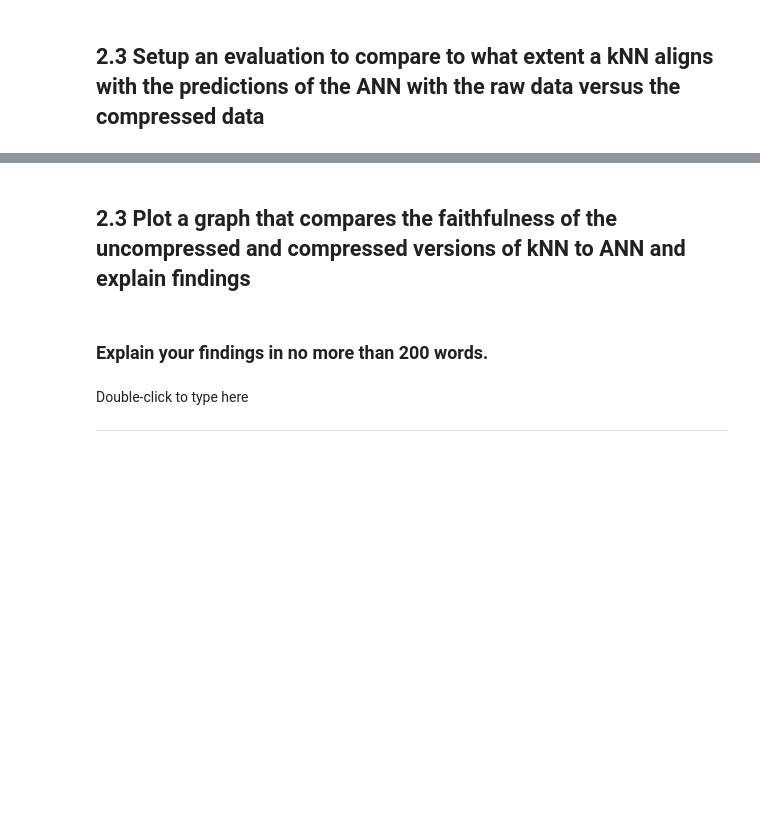
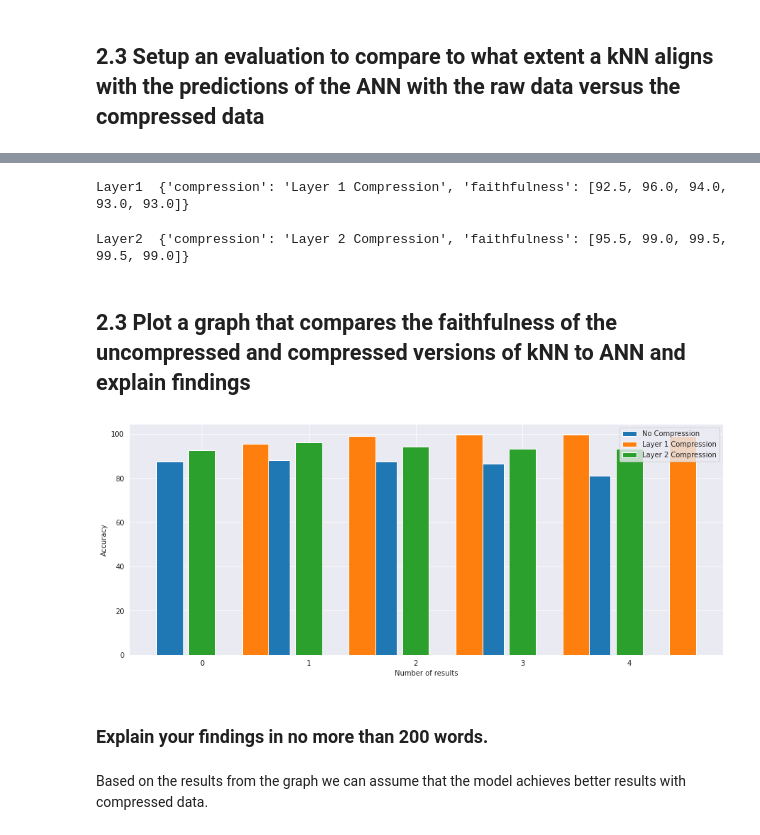
Before and after one commit to simonka0808/AdaptiveSolutionsCorrectCode, a Jupyter notebook: 2022_CM4107_CW_1_Template.ipynb, the cells around one changed output, grey strips where cells are left out. Drawn from its saved outputs; the diff is of its cells as text; code cells hidden in the pictures; blank space fills up the shorter version.

```diff
--- a/2022_CM4107_CW_1_Template.ipynb
+++ b/2022_CM4107_CW_1_Template.ipynb
@@ -741,8 +644,10 @@ for k in ks:
 
 
 
-print("kNN Faithfulness to ANN on test set is: ", knn_exp)
+print("Layer1 ", knn_exp)
 knn_list.append(knn_exp)
+# %% [output]
+Layer1  {'compression': 'Layer 1 Compression', 'faithfulness': [92.5, 96.0, 94.0, 93.0, 93.0]}
 # %%
 # faithfulness using layer 2 compression
 
@@ -754,31 +659,36 @@ for k in ks:
   knn.test(X_test_compressed_2[:test_size], y_test_knn[:test_size])
   knn_exp['faithfulness'].append(faithfulness(knn.results, ann_prediction(ann, X_test[:test_size], y_test[:test_size])))
 
-print("kNN Faithfulness to ANN on test set is: ", knn_exp)
+print("Layer2 ", knn_exp)
 knn_list.append(knn_exp)
+# %% [output]
+Layer2  {'compression': 'Layer 2 Compression', 'faithfulness': [95.5, 99.0, 99.5, 99.5, 99.0]}
 # %% [markdown]
 ## 2.3 Plot a graph that compares the faithfulness of the uncompressed and compressed versions of kNN to ANN and explain findings
 # %%
 N = len(ks) # this is the number of results we want to plot on the x-axis
 ind = np.arange(N) # x axis index
 # print(knn_list)
 
 plt.figure(figsize=(15,6))
+plt.xlabel("Number of results")
+plt.ylabel("Accuracy")
 width = 0.25 # width of the bar
 plt.bar(ind-0.3, knn_list[0]['faithfulness'], width, label=knn_list[0]['compression'])
 
 # TODO: add layer1 and 2 compressed results to the plot and format the graph
 plt.bar(ind + 0.5, knn_list[2]['faithfulness'], width, label=knn_list[2]['compression'])
 plt.bar(ind, knn_list[1]['faithfulness'], width, label=knn_list[1]['compression'])
-plt.legend(["Uncompressed","Layer 1 Compression", "Layer 2 Compression"])
+plt.legend(["No Compression","Layer 1 Compression", "Layer 2 Compression"])
+
 
 
 
 plt.show()
+# %% [output]
+[figure, added]
 # %% [markdown]
 ### Explain your findings in no more than 200 words.
-# %% [markdown]
-<!-- Your explanation will go here -->
-Double-click to type here
-
----
+# %% [markdown]
+<!-- Your explanation will go here -->
+Based on the results from the graph we can assume that the model achieves better results with compressed data.
```
Also changed, not shown: parts of 9 cells of this notebook.
